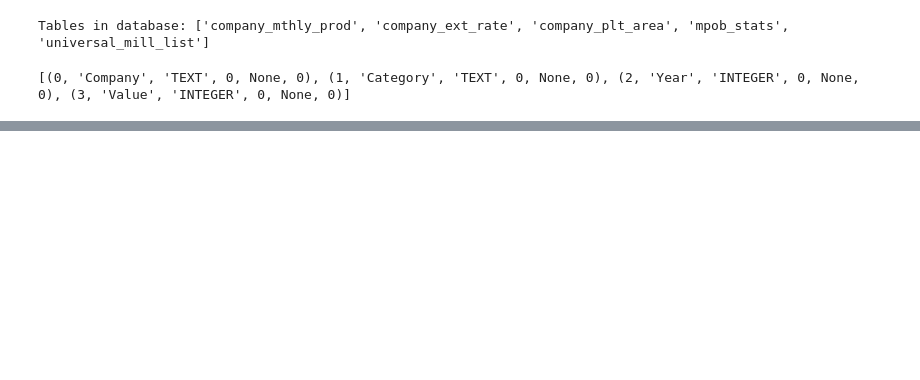
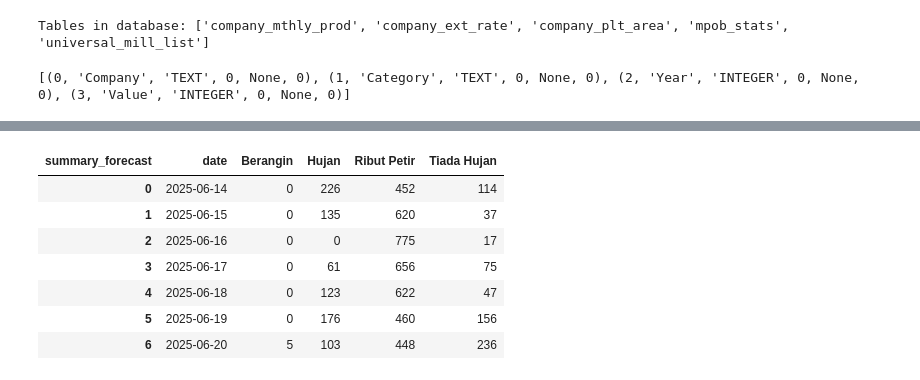
Before and after one commit to derrickgzq/bursa_palmai, a Jupyter notebook: draft.ipynb, the cells around one changed output, grey strips where cells are left out. Saved outputs shown, nothing was run; the diff lists cells and outputs as text; code cells hidden in the pictures; blank space fills up the shorter version.

```diff
--- a/draft.ipynb
+++ b/draft.ipynb
@@ -91,0 +159,33 @@ print(get_table_schema("bursa_palmai_database.db", "company_plt_area"))
+# %%
+concessions_forecast_comp['date'] = pd.to_datetime(concessions_forecast_comp['date'])
+
+def categorize_weather(weather):
+    weather = weather.lower()
+    if 'hujan' in weather and 'tiada' not in weather:
+        return 'Hujan'
+    elif 'ribut petir' in weather:
+        return 'Ribut Petir'
+    elif 'berangin' in weather:
+        return 'Berangin'
+    elif 'tiada hujan' in weather:
+        return 'Tiada Hujan'
+    return weather  # fallback
+
+concessions_forecast_comp['summary_forecast'] = concessions_forecast_comp['summary_forecast'].apply(categorize_weather)
+summary_df = (
+    concessions_forecast_comp.groupby(['date', 'summary_forecast'])
+    .size()
+    .unstack(fill_value=0)
+    .reset_index()
+)
+# %%
+summary_df
+# %% [output]
+| summary_forecast | date | Berangin | Hujan | Ribut Petir | Tiada Hujan |
+| 0 | 2025-06-14 | 0 | 226 | 452 | 114 |
+| 1 | 2025-06-15 | 0 | 135 | 620 | 37 |
+| 2 | 2025-06-16 | 0 | 0 | 775 | 17 |
+| 3 | 2025-06-17 | 0 | 61 | 656 | 75 |
+| 4 | 2025-06-18 | 0 | 123 | 622 | 47 |
+| 5 | 2025-06-19 | 0 | 176 | 460 | 156 |
+| 6 | 2025-06-20 | 5 | 103 | 448 | 236 |
```
Also changed, not shown: parts of 15 cells of this notebook, 14 other files.
